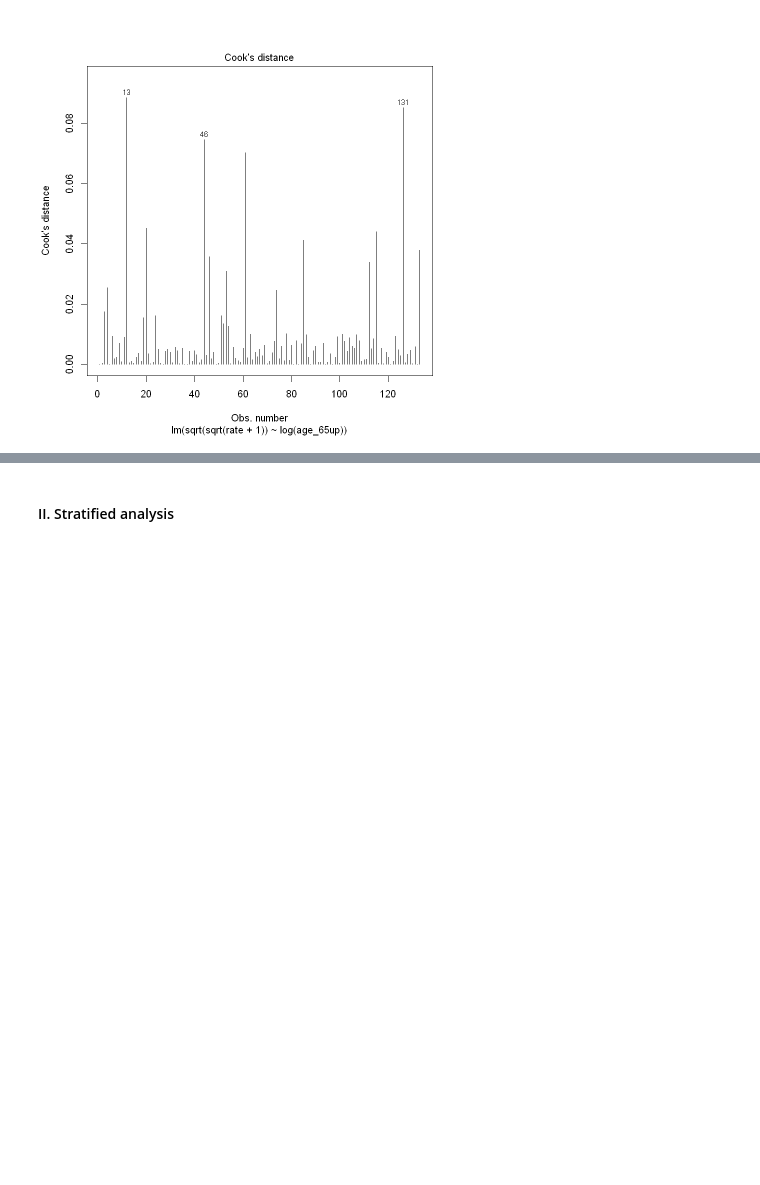
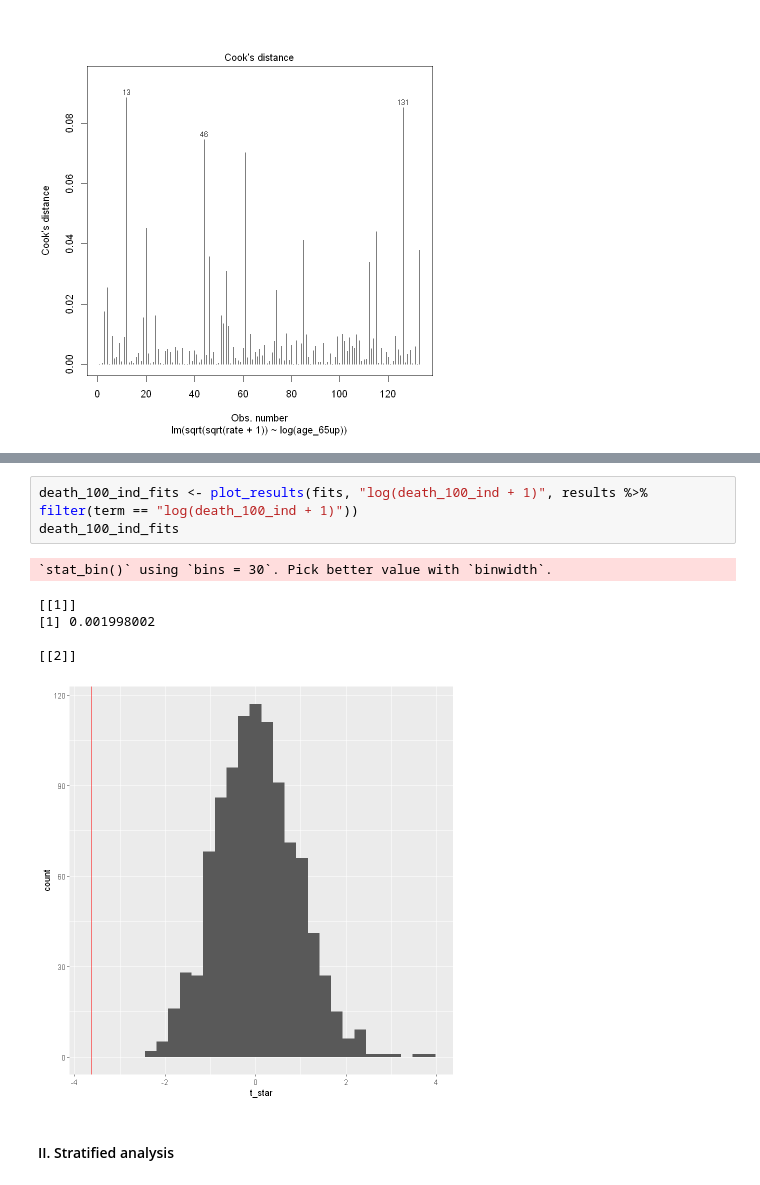
Before and after one commit to flizhou/age_effects_on_COVID-19, a Jupyter notebook: scripts/eda.ipynb, the cells around one changed output, grey strips where cells are left out. Saved outputs shown, nothing was run; the diff lists cells and outputs as text; blank space fills up the shorter version.

```diff
--- a/scripts/eda.ipynb
+++ b/scripts/eda.ipynb
@@ -1145,3 +1177,13 @@ A anova: 2 × 6
+# %%
+death_100_ind_fits <- plot_results(fits, "log(death_100_ind + 1)", results %>% filter(term == "log(death_100_ind + 1)"))
+death_100_ind_fits
+# %% [output]
+`stat_bin()` using `bins = 30`. Pick better value with `binwidth`.
+[[1]]
+[1] 0.001998002
+
+[[2]]
+[figure, added]
 # %% [markdown]
 #### II. Stratified analysis
 # %%
```
Also changed, not shown: parts of 11 cells of this notebook.
